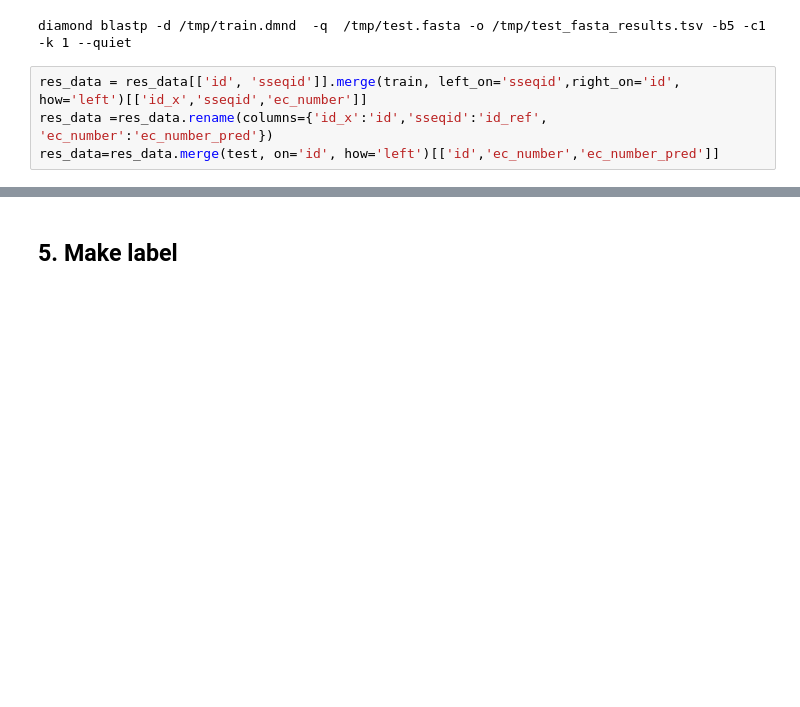
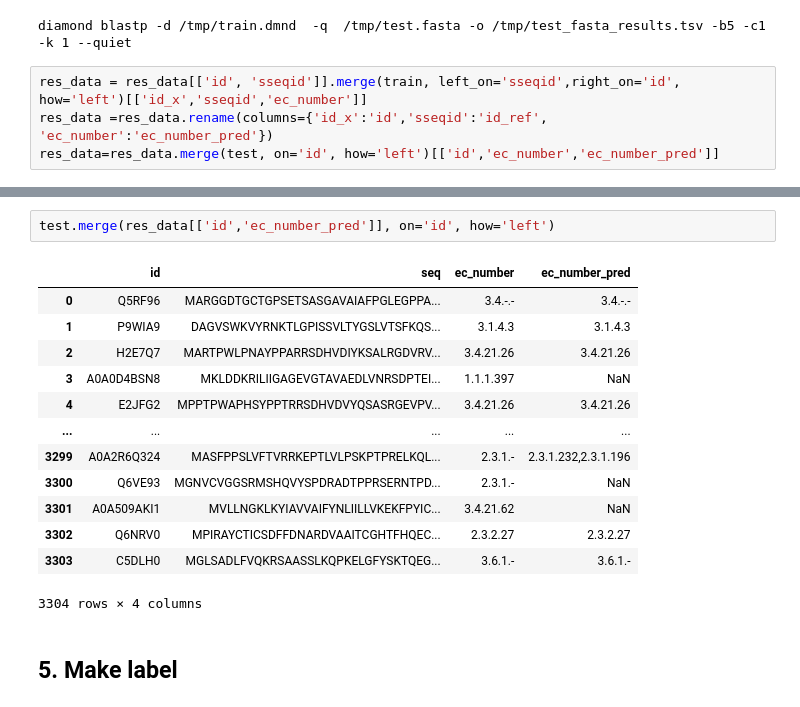
Before and after one commit to kingstdio/ECRECer, a Jupyter notebook: tasks/task3.ipynb, the cells around one changed output, grey strips where cells are left out. Saved outputs shown, nothing was run; the diff lists cells and outputs as text; blank space fills up the shorter version.

```diff
--- a/tasks/task3.ipynb
+++ b/tasks/task3.ipynb
@@ -105,3 +222,19 @@ res_data[res_data.ec_number==res_data.ec_number_pred]
+# %%
+test.merge(res_data[['id','ec_number_pred']], on='id', how='left')
+# %% [output]
+|  | id | seq | ec_number | ec_number_pred |
+| 0 | Q5RF96 | MARGGDTGCTGPSETSASGAVAIAFPGLEGPPA... | 3.4.-.- | 3.4.-.- |
+| 1 | P9WIA9 | DAGVSWKVYRNKTLGPISSVLTYGSLVTSFKQS... | 3.1.4.3 | 3.1.4.3 |
+| 2 | H2E7Q7 | MARTPWLPNAYPPARRSDHVDIYKSALRGDVRV... | 3.4.21.26 | 3.4.21.26 |
+| 3 | A0A0D4BSN8 | MKLDDKRILIIGAGEVGTAVAEDLVNRSDPTEI... | 1.1.1.397 | NaN |
+| 4 | E2JFG2 | MPPTPWAPHSYPPTRRSDHVDVYQSASRGEVPV... | 3.4.21.26 | 3.4.21.26 |
+| ... | ... | ... | ... | ... |
+| 3299 | A0A2R6Q324 | MASFPPSLVFTVRRKEPTLVLPSKPTPRELKQL... | 2.3.1.- | 2.3.1.232,2.3.1.196 |
+| 3300 | Q6VE93 | MGNVCVGGSRMSHQVYSPDRADTPPRSERNTPD... | 2.3.1.- | NaN |
+| 3301 | A0A509AKI1 | MVLLNGKLKYIAVVAIFYNLIILLVKEKFPYIC... | 3.4.21.62 | NaN |
+| 3302 | Q6NRV0 | MPIRAYCTICSDFFDNARDVAAITCGHTFHQEC... | 2.3.2.27 | 2.3.2.27 |
+| 3303 | C5DLH0 | MGLSADLFVQKRSAASSLKQPKELGFYSKTQEG... | 3.6.1.- | 3.6.1.- |
+3304 rows × 4 columns
 # %% [markdown]
 ## 5. Make label
 # %%
```
Also changed, not shown: parts of 15 cells of this notebook, 5 other files.
